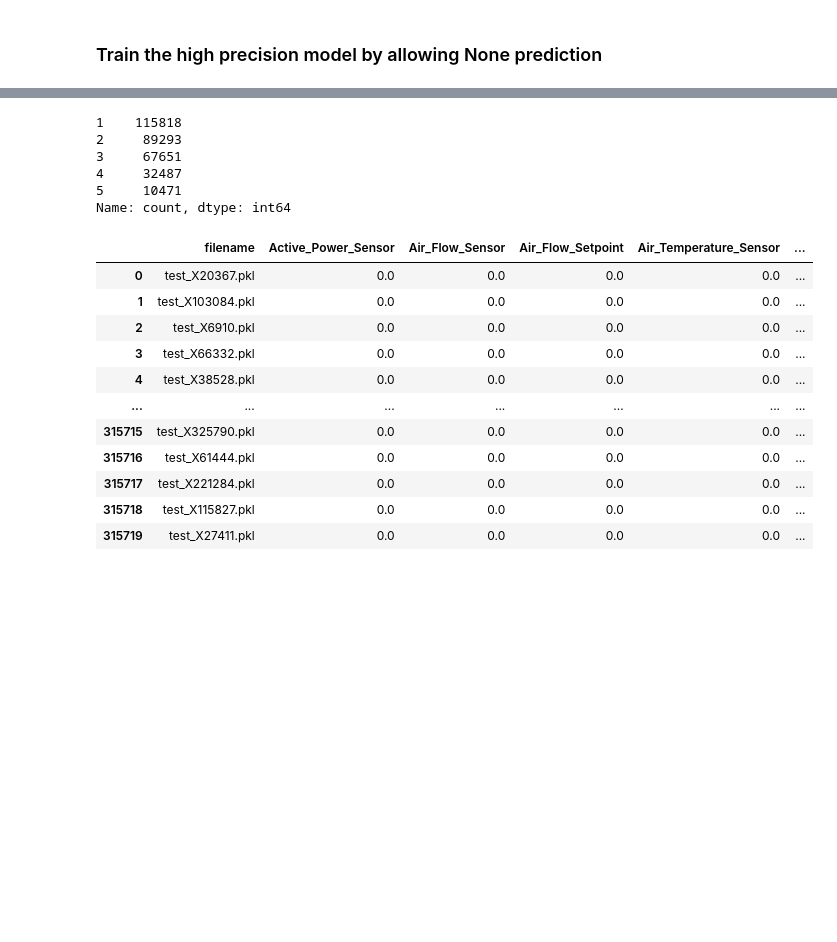
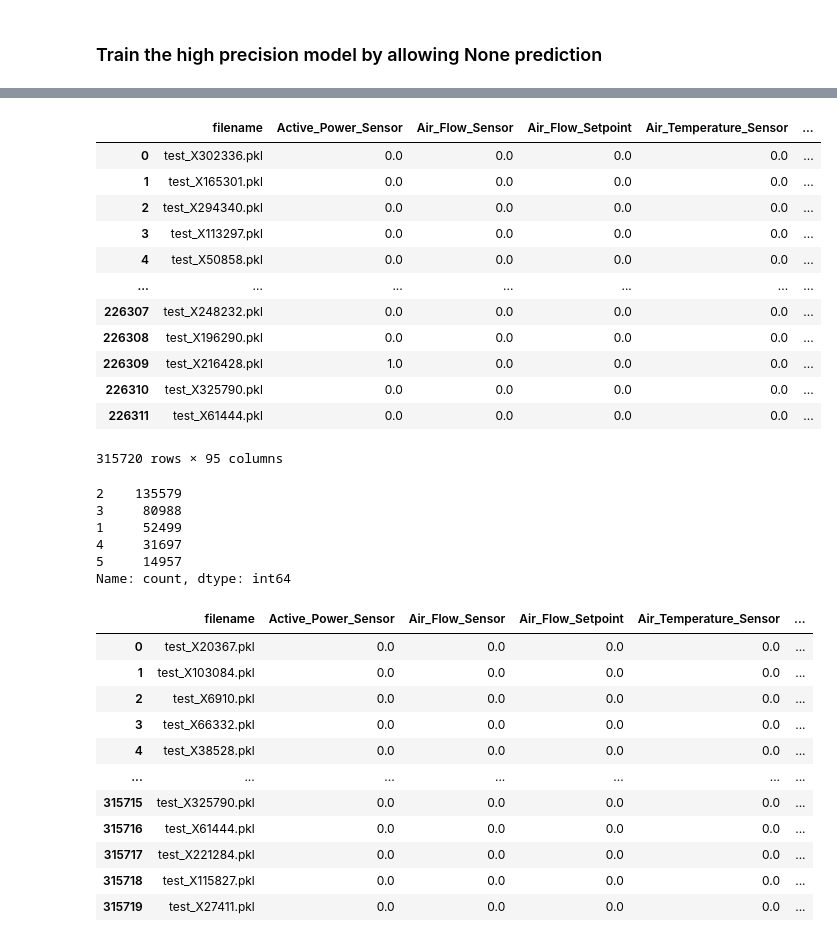
Before and after one commit to JoeZhao527/cl-bricks, a Jupyter notebook: notebooks/hier_rf_slope_split.ipynb, the cells around one changed output, grey strips where cells are left out. Drawn from its saved outputs; the diff is of its cells as text; code cells hidden in the pictures; blank space fills up the shorter version.

```diff
--- a/notebooks/hier_rf_slope_split.ipynb
+++ b/notebooks/hier_rf_slope_split.ipynb
@@ -519,5 +443,6 @@ for _level in tqdm(range(5)):
 # %%
-cliped_test_X = np.clip(test_X, a_min=None, a_max=np.finfo(np.float32).max)
+zs_cliped_test_X = np.clip(zs_test_X, a_min=None, a_max=np.finfo(np.float32).max)
+nz_cliped_test_X = np.clip(nz_test_X, a_min=None, a_max=np.finfo(np.float32).max)
 # %%
 # def make_predictions_with_models(classifiers, test_data):
 #     """
@@ -579,22 +504,3 @@ cliped_test_X = np.clip(test_X, a_min=None, a_max=np.finfo(np.float32).max)
 #     test_preds[confident_mask] = all_classes[np.argmax(test_preds_proba[confident_mask], axis=1)]
 
 #     return test_preds
-# %%
-def make_predictions_with_models(classifiers, test_data):
-    test_preds_all = []
-    for clf in tqdm(classifiers):
-        pred = clf.predict_proba(test_data)
-        test_preds_all.append(pd.DataFrame(data=pred, columns=clf.classes_))
-    return test_preds_all
-# %%
-test_preds_list = []
-test_input = cliped_test_X
-for i in range(5):
-    print(f"Predicting level {i}")
-    test_preds_all = make_predictions_with_models(prec_classifiers[i], test_input)
-
-    _level_res = pd.concat(test_preds_all, axis=1).groupby(level=0, axis=1).mean()
-    test_input = pd.concat([test_input, _level_res], axis=1)
-
-    test_preds_list.append(test_preds_all)
-    # test_preds_list.append(align_and_combine_predictions(prec_classifiers[i], test_preds_all, cliped_text_X))
@@ -786,0 +632,3 @@ def prepare_final_results_level(df, filename_col, level_labels):
+# %%
+zs_test_pred_list = test_result_pipeline(zs_classifiers, zs_cliped_test_X, columnlist, zs_test_filenames)
+nz_test_pred_list = test_result_pipeline(nz_classifiers, nz_cliped_test_X, columnlist, nz_test_filenames)
@@ -787,3 +646,20 @@ def prepare_final_results_level(df, filename_col, level_labels):
+# %%
+final_res = pd.concat([zs_test_pred_list, nz_test_pred_list])
+final_res
+# %% [output]
+|  | filename | Active_Power_Sensor | Air_Flow_Sensor | Air_Flow_Setpoint | Air_Temperature_Sensor | ... |
+| 0 | test_X302336.pkl | 0.0 | 0.0 | 0.0 | 0.0 | ... |
+| 1 | test_X165301.pkl | 0.0 | 0.0 | 0.0 | 0.0 | ... |
+| 2 | test_X294340.pkl | 0.0 | 0.0 | 0.0 | 0.0 | ... |
+| 3 | test_X113297.pkl | 0.0 | 0.0 | 0.0 | 0.0 | ... |
+| 4 | test_X50858.pkl | 0.0 | 0.0 | 0.0 | 0.0 | ... |
+| ... | ... | ... | ... | ... | ... | ... |
+| 226307 | test_X248232.pkl | 0.0 | 0.0 | 0.0 | 0.0 | ... |
+| 226308 | test_X196290.pkl | 0.0 | 0.0 | 0.0 | 0.0 | ... |
+| 226309 | test_X216428.pkl | 1.0 | 0.0 | 0.0 | 0.0 | ... |
+| 226310 | test_X325790.pkl | 0.0 | 0.0 | 0.0 | 0.0 | ... |
+| 226311 | test_X61444.pkl | 0.0 | 0.0 | 0.0 | 0.0 | ... |
+315720 rows × 95 columns
 # %%
 def check_pred_num(_final_res, thr=0.4):
     # Exclude 'filename' column if it exists
@@ -792,14 +668,6 @@ def check_pred_num(_final_res, thr=0.4):
     return (filtered_df >= thr).sum(axis=1)
 # %%
 """
-1    115878
-2    108085
-3     61757
-4     23471
-5      6523
-6         5
-7         1
-
 1    117837
 2     86889
 3     65924
@@ -812,12 +680,12 @@ def check_pred_num(_final_res, thr=0.4):
 4     32632
 5     11780
 """
-check_pred_num(stackedfinalresult, thr=0.35).value_counts()
+check_pred_num(final_res, thr=0.35).value_counts()
 # %% [output]
-1    115818
-2     89293
-3     67651
-4     32487
-5     10471
+2    135579
+3     80988
+1     52499
+4     31697
+5     14957
 Name: count, dtype: int64
 # %%
```
Also changed, not shown: parts of 20 cells of this notebook, 18 other files.
